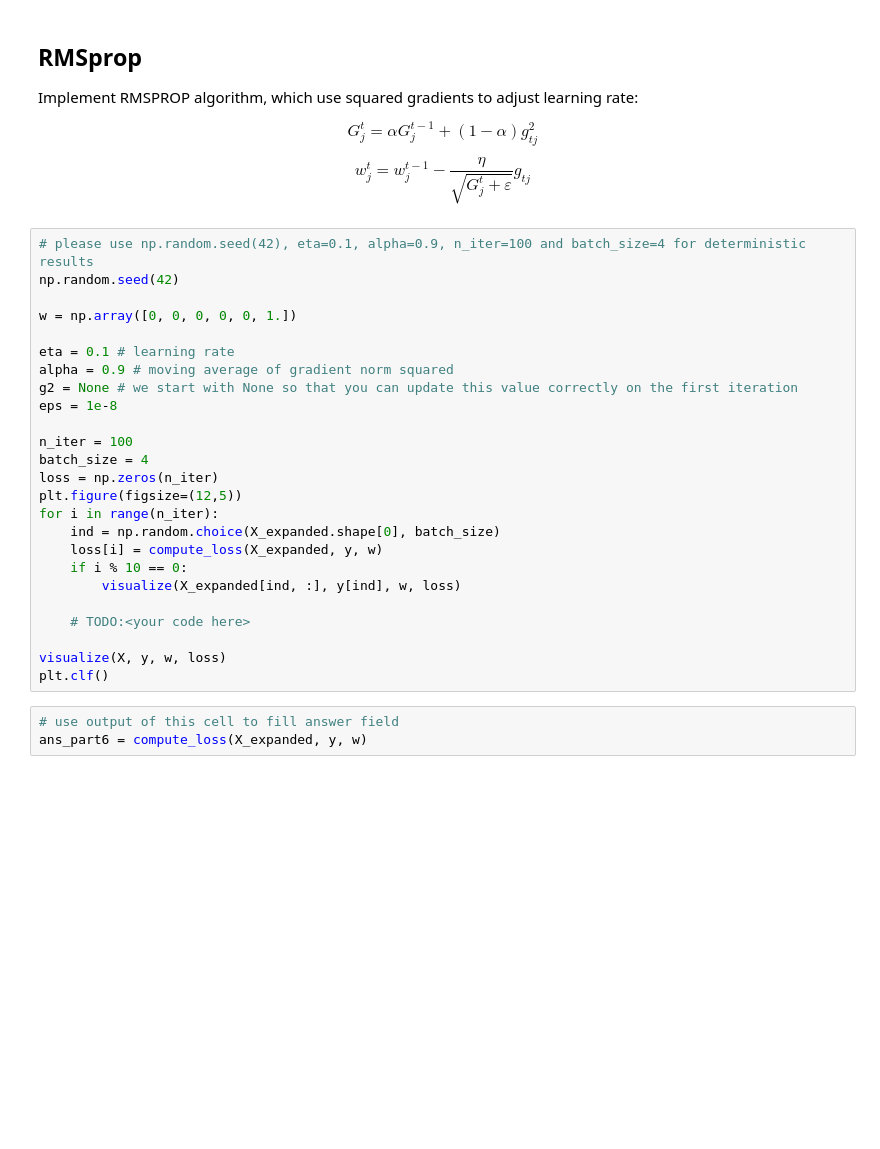
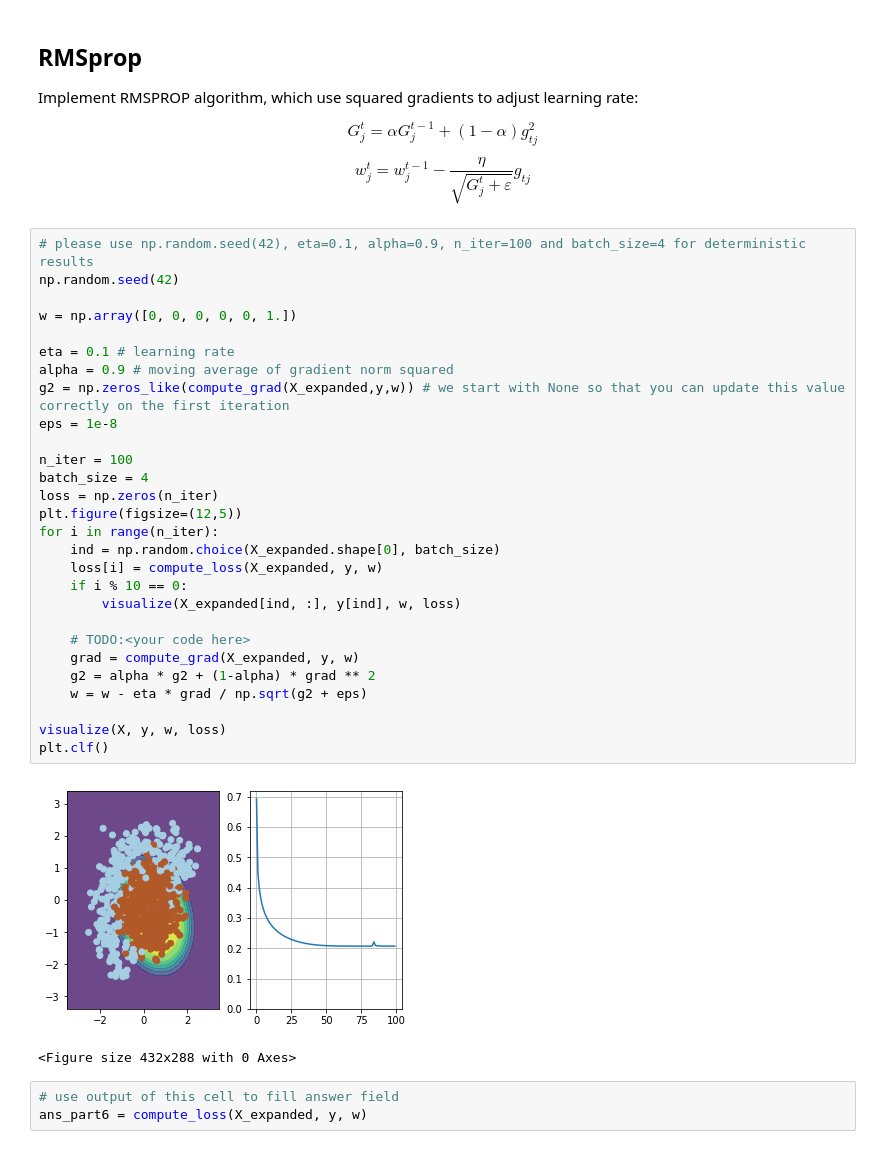
Before and after one commit to push-95/Advanced-Machine-Learning-Specialization-Coursera, a Jupyter notebook: course1-intro-to-dl/week1/week01_pa.ipynb, the cells around one changed output. Saved outputs shown, nothing was run; the diff lists cells and outputs as text; blank space fills up the shorter version.

```diff
--- a/course1-intro-to-dl/week1/week01_pa.ipynb
+++ b/course1-intro-to-dl/week1/week01_pa.ipynb
@@ -332,28 +332,34 @@ $$ w_j^t = w_j^{t-1} - \dfrac{\eta}{\sqrt{G_j^t + \varepsilon}} g_{tj} $$
 # %%
 # please use np.random.seed(42), eta=0.1, alpha=0.9, n_iter=100 and batch_size=4 for deterministic results
 np.random.seed(42)
 
 w = np.array([0, 0, 0, 0, 0, 1.])
 
 eta = 0.1 # learning rate
 alpha = 0.9 # moving average of gradient norm squared
-g2 = None # we start with None so that you can update this value correctly on the first iteration
+g2 = np.zeros_like(compute_grad(X_expanded,y,w)) # we start with None so that you can update this value correctly on the first iteration
 eps = 1e-8
 
 n_iter = 100
 batch_size = 4
 loss = np.zeros(n_iter)
 plt.figure(figsize=(12,5))
 for i in range(n_iter):
     ind = np.random.choice(X_expanded.shape[0], batch_size)
     loss[i] = compute_loss(X_expanded, y, w)
     if i % 10 == 0:
         visualize(X_expanded[ind, :], y[ind], w, loss)
 
     # TODO:<your code here>
+    grad = compute_grad(X_expanded, y, w)
+    g2 = alpha * g2 + (1-alpha) * grad ** 2
+    w = w - eta * grad / np.sqrt(g2 + eps)
 
 visualize(X, y, w, loss)
 plt.clf()
+# %% [output]
+[figure, added]
+<Figure size 432x288 with 0 Axes>
 # %%
 # use output of this cell to fill answer field
 ans_part6 = compute_loss(X_expanded, y, w)
```
Also changed, not shown: parts of 1 cell of this notebook.
